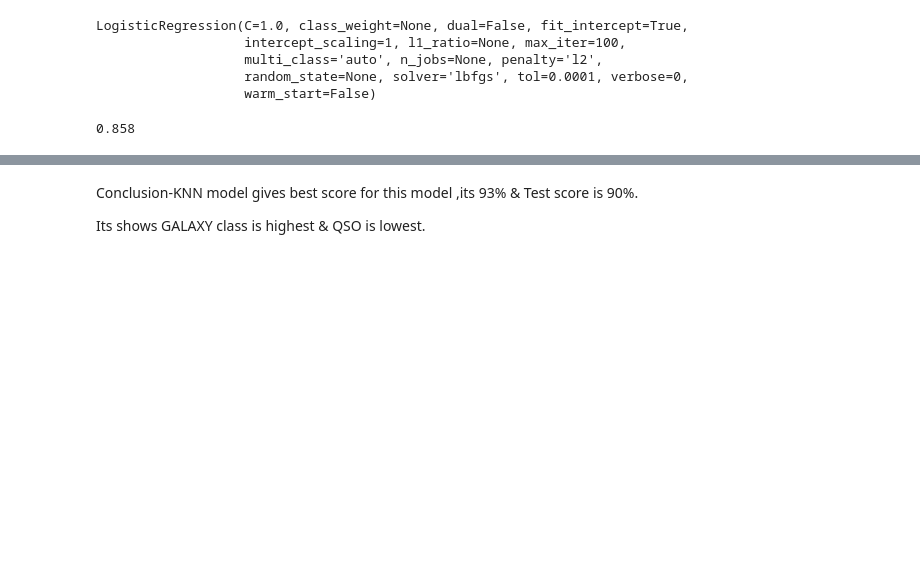
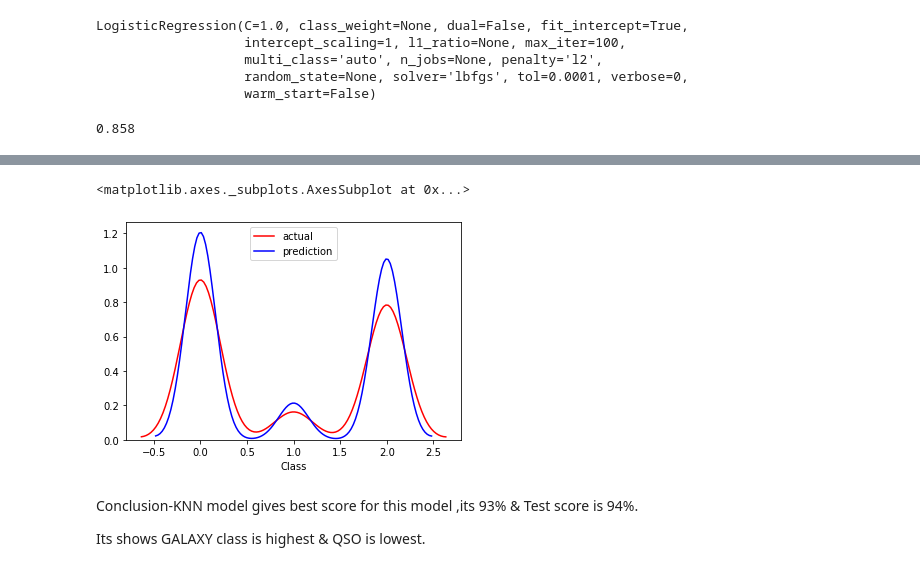
Before and after one commit to PranjaliBobade/Evaluation-Projects, a Jupyter notebook: Project8_EVAL_Skyserver.ipynb, the cells around one changed output, grey strips where cells are left out. Cells and saved outputs as stored; diff of their text form; code cells hidden in the pictures; blank space fills up the shorter version.

```diff
--- a/Project8_EVAL_Skyserver.ipynb
+++ b/Project8_EVAL_Skyserver.ipynb
@@ -296,4 +379,12 @@ print(score)
+# %%
+# Visualization of predictions
+import seaborn as sns
+ax1 = sns.distplot(y_test, hist = False, color = 'r', label = 'actual')
+sns.distplot(y_pred, hist = False, color = 'b', label = 'prediction', ax = ax1)
+# %% [output]
+<matplotlib.axes._subplots.AxesSubplot at 0x...>
+[figure, added]
 # %% [markdown]
-Conclusion-KNN model gives best score for this model ,its 93% & Test score is 90%.
+Conclusion-KNN model gives best score for this model ,its 93% & Test score is 94%.
 
 Its shows GALAXY class is highest & QSO is lowest.
```
Also changed, not shown: parts of 6 cells of this notebook.
